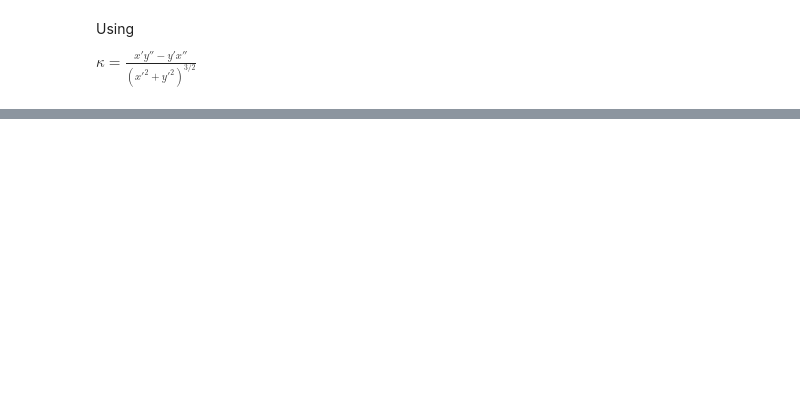
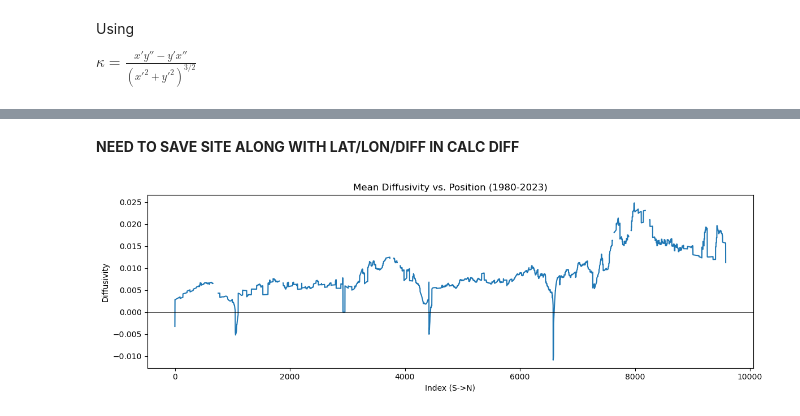
Before and after one commit to acdealy/coastal_diffusion_qs, a Jupyter notebook: calculate_plot_curvature.ipynb, the cells around one changed output, grey strips where cells are left out. Cells and saved outputs as stored; diff of their text form; code cells hidden in the pictures; blank space fills up the shorter version.

```diff
--- a/calculate_plot_curvature.ipynb
+++ b/calculate_plot_curvature.ipynb
@@ -148,3 +166,19 @@ plt.show()
 out_path = 'NC_average_lat_lon_with_curvature.nc'
 shore.to_netcdf(out_path)
 print(f"Saved: {out_path}")
+# %% [markdown]
+**NEED TO SAVE SITE ALONG WITH LAT/LON/DIFF IN CALC DIFF**
+# %%
+diff = xr.open_dataset('ncmu_total_hourly_pertransect.nc', chunks={'time': 2000})
+mean_diff = diff['mu'].mean(dim='time').compute()
+
+fig, ax = plt.subplots(figsize=(12, 4))
+ax.plot(mean_diff.values)
+ax.axhline(0, color='k', lw=0.5)
+ax.set_xlabel("Index (S->N)")
+ax.set_ylabel("Diffusivity")
+ax.set_title("Mean Diffusivity vs. Position (1980-2023)")
+plt.tight_layout()
+plt.show()
+# %% [output]
+[figure, added]
```
Also changed, not shown: parts of 8 cells of this notebook, 3 other files.
